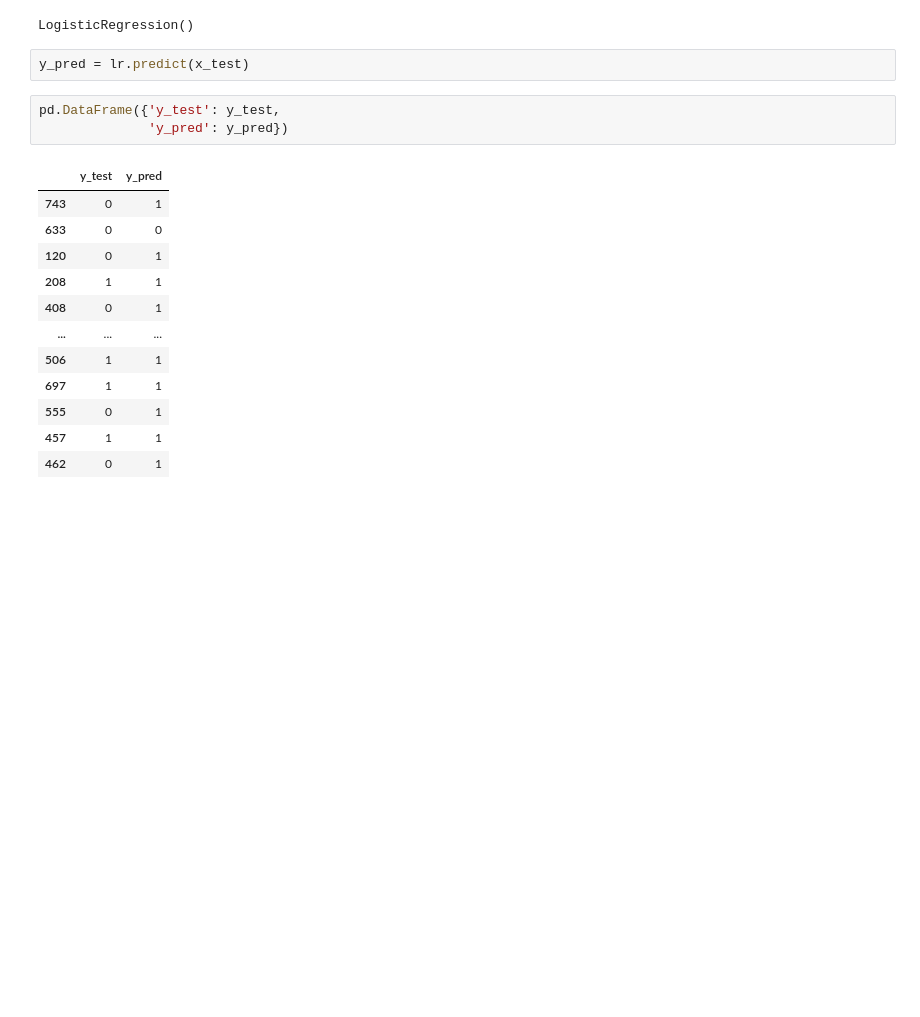
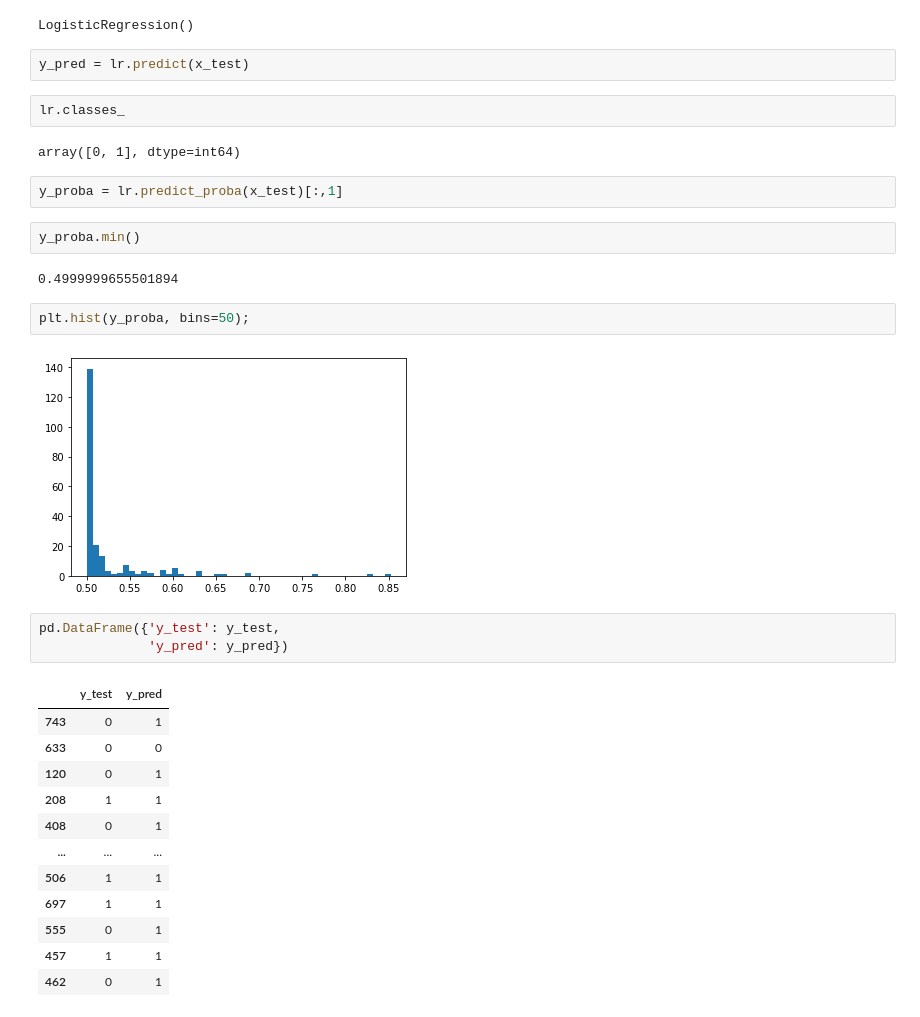
Before and after one commit to gabriel7268/Data-Science, a Jupyter notebook: Lets Code UFBA/Gabarito_01_Análise_de_dados.ipynb, the cells around one changed output. Saved outputs shown, nothing was run; the diff lists cells and outputs as text; blank space fills up the shorter version.

```diff
--- a/Lets Code UFBA/Gabarito_01_Análise_de_dados.ipynb
+++ b/Lets Code UFBA/Gabarito_01_Análise_de_dados.ipynb
@@ -504,6 +475,20 @@ lr.fit(x_train, y_train)
 LogisticRegression()
 # %%
 y_pred = lr.predict(x_test)
+# %%
+lr.classes_
+# %% [output]
+array([0, 1], dtype=int64)
+# %%
+y_proba = lr.predict_proba(x_test)[:,1]
+# %%
+y_proba.min()
+# %% [output]
+0.4999999655501894
+# %%
+plt.hist(y_proba, bins=50);
+# %% [output]
+[figure, added]
 # %%
 pd.DataFrame({'y_test': y_test,
               'y_pred': y_pred})
```
Also changed, not shown: parts of 67 cells of this notebook.
